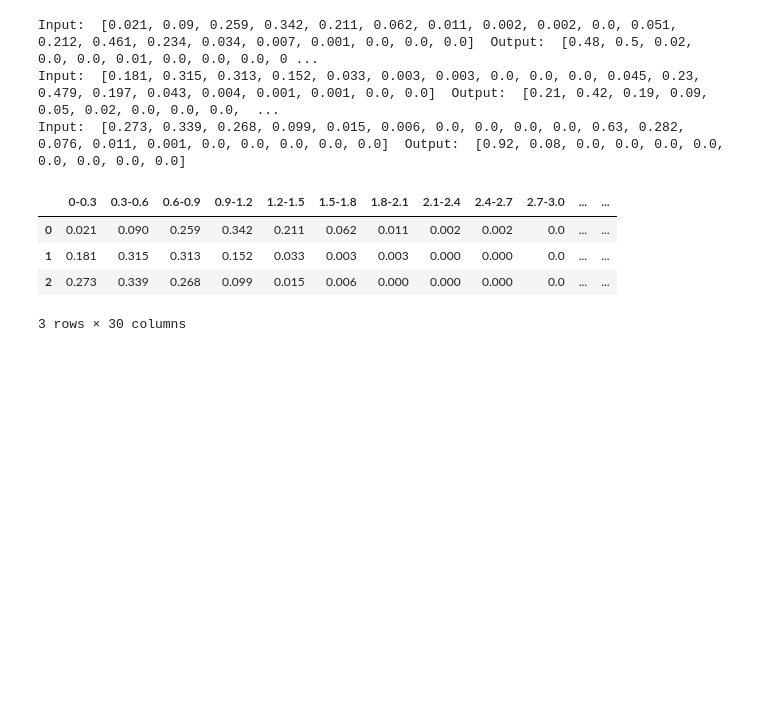
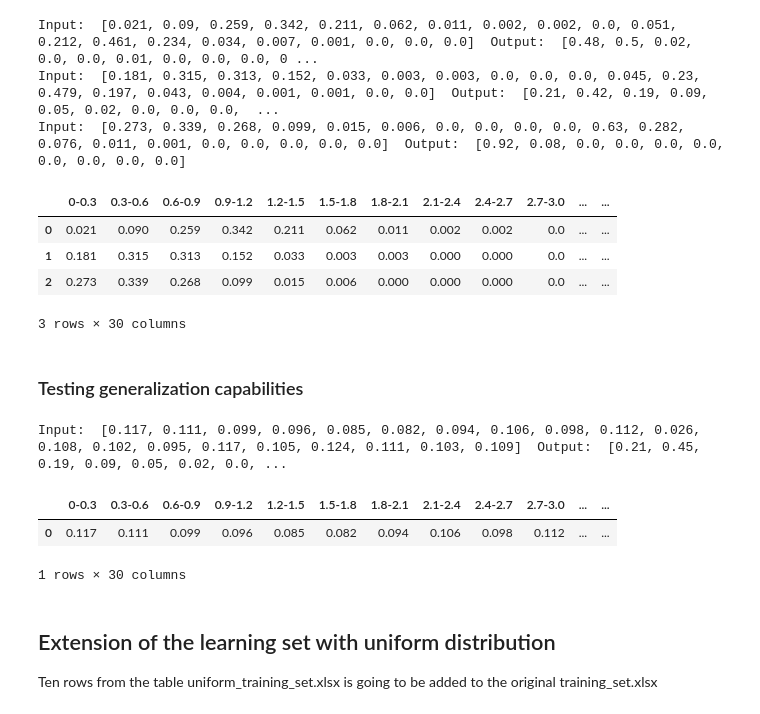
Before and after one commit to ivondrak/AI4Logistics, a Jupyter notebook: backpropagation.ipynb, the cells around one changed output. Drawn from its saved outputs; the diff is of its cells as text; code cells hidden in the pictures; blank space fills up the shorter version.

```diff
--- a/backpropagation.ipynb
+++ b/backpropagation.ipynb
@@ -128,3 +128,37 @@ Input:  [0.273, 0.339, 0.268, 0.099, 0.015, 0.006, 0.0, 0.0, 0.0, 0.0, 0.63, 0.2
 | 1 | 0.181 | 0.315 | 0.313 | 0.152 | 0.033 | 0.003 | 0.003 | 0.000 | 0.000 | 0.0 | ... | ... |
 | 2 | 0.273 | 0.339 | 0.268 | 0.099 | 0.015 | 0.006 | 0.000 | 0.000 | 0.000 | 0.0 | ... | ... |
 3 rows × 30 columns
+# %% [markdown]
+### Testing generalization capabilities
+# %%
+input_data = pd.read_excel('uniform_inference_set.xlsx')
+input_data.head()
+input_set = []
+for index, row in input_data.iterrows():
+    features = row.iloc[:20].tolist()
+    input_set.append(features)
+
+output_set = []
+for net_input in input_set:
+    net_output = bpnn.run(net_input)
+    output_set.append(net_output)
+    print("Input: ", net_input, " Output: ", net_output)
+# Create a DataFrame for the output data
+
+header = list(data.columns)
+output_data = pd.DataFrame(columns=header)
+
+for i in range(len(input_set)):
+    row = input_set[i] + output_set[i]
+    output_data.loc[i] = row
+
+output_data.to_excel('uniform_result_set.xlsx', index=False)
+output_data
+# %% [output]
+Input:  [0.117, 0.111, 0.099, 0.096, 0.085, 0.082, 0.094, 0.106, 0.098, 0.112, 0.026, 0.108, 0.102, 0.095, 0.117, 0.105, 0.124, 0.111, 0.103, 0.109]  Output:  [0.21, 0.45, 0.19, 0.09, 0.05, 0.02, 0.0, ...
+|  | 0-0.3 | 0.3-0.6 | 0.6-0.9 | 0.9-1.2 | 1.2-1.5 | 1.5-1.8 | 1.8-2.1 | 2.1-2.4 | 2.4-2.7 | 2.7-3.0 | ... | ... |
+| 0 | 0.117 | 0.111 | 0.099 | 0.096 | 0.085 | 0.082 | 0.094 | 0.106 | 0.098 | 0.112 | ... | ... |
+1 rows × 30 columns
+# %% [markdown]
+## Extension of the learning set with uniform distribution
+Ten rows from the table uniform_training_set.xlsx is going to be added to the original training_set.xlsx
```
Also changed, not shown: parts of 7 cells of this notebook, 10 other files.
